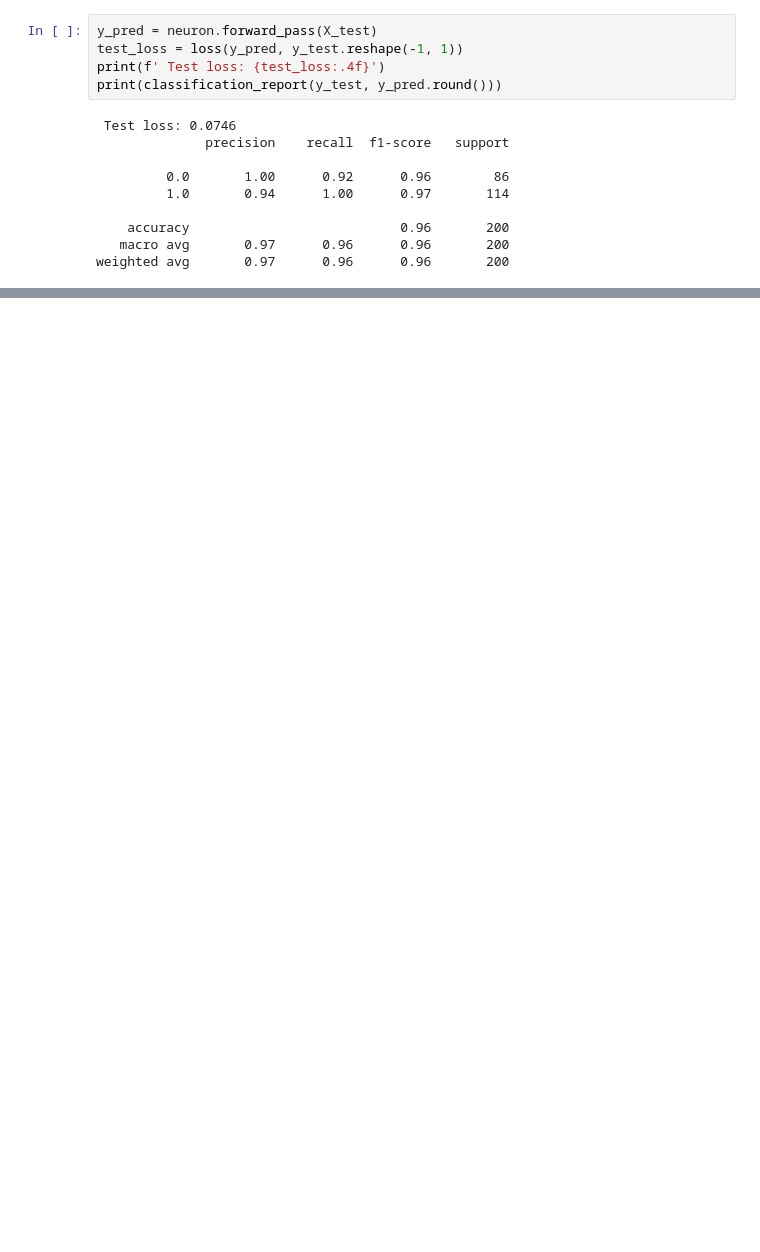
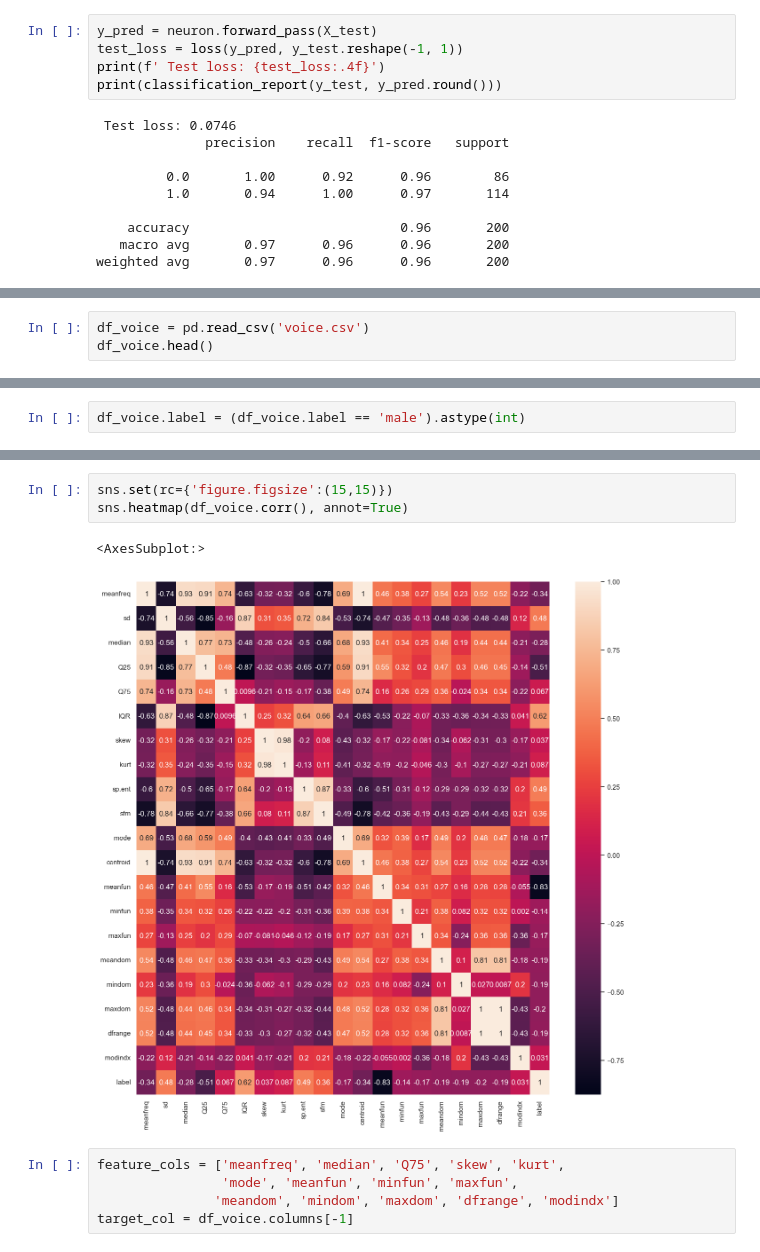
Before and after one commit to MGSDS/Itmo-ML, a Jupyter notebook: Lab 6/test 6.1 neuron logloss.ipynb, the cells around one changed output, grey strips where cells are left out. Cells and saved outputs as stored; diff of their text form; blank space fills up the shorter version.

Commit message:
6.1 add voice

```diff
--- a/Lab 6/test 6.1 neuron logloss.ipynb
+++ b/Lab 6/test 6.1 neuron logloss.ipynb
@@ -239,0 +247,3 @@ weighted avg       0.97      0.96      0.96       200
+# %%
+df_voice = pd.read_csv('voice.csv')
+df_voice.head()
@@ -239,0 +258,2 @@ weighted avg       0.97      0.96      0.96       200
+# %%
+df_voice.label = (df_voice.label == 'male').astype(int)
@@ -239,0 +270,11 @@ weighted avg       0.97      0.96      0.96       200
+# %%
+sns.set(rc={'figure.figsize':(15,15)})
+sns.heatmap(df_voice.corr(), annot=True)
+# %% [output]
+<AxesSubplot:>
+[figure, added]
+# %%
+feature_cols = ['meanfreq', 'median', 'Q75', 'skew', 'kurt',
+                'mode', 'meanfun', 'minfun', 'maxfun',
+               'meandom', 'mindom', 'maxdom', 'dfrange', 'modindx']
+target_col = df_voice.columns[-1]
```
Also changed, not shown: parts of 15 cells of this notebook.
